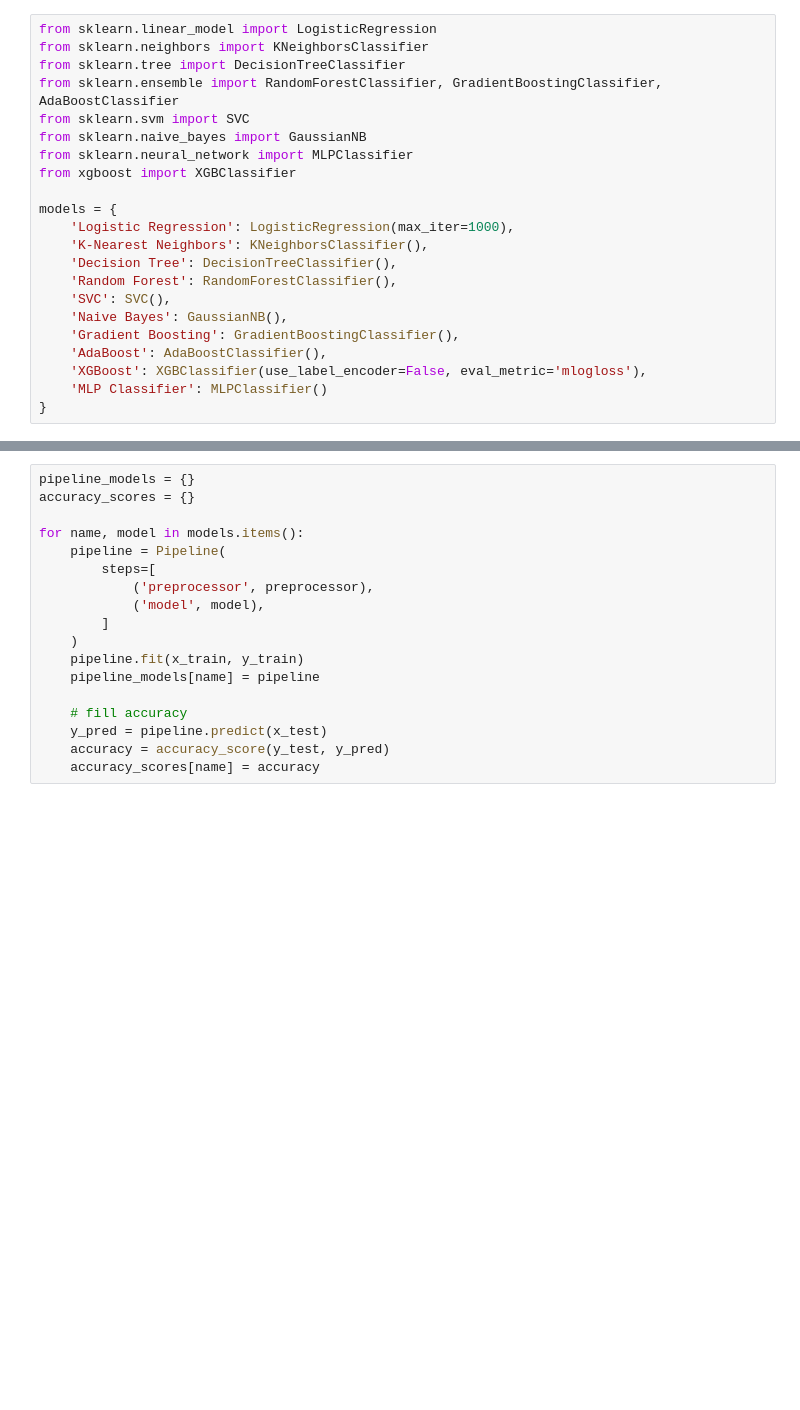
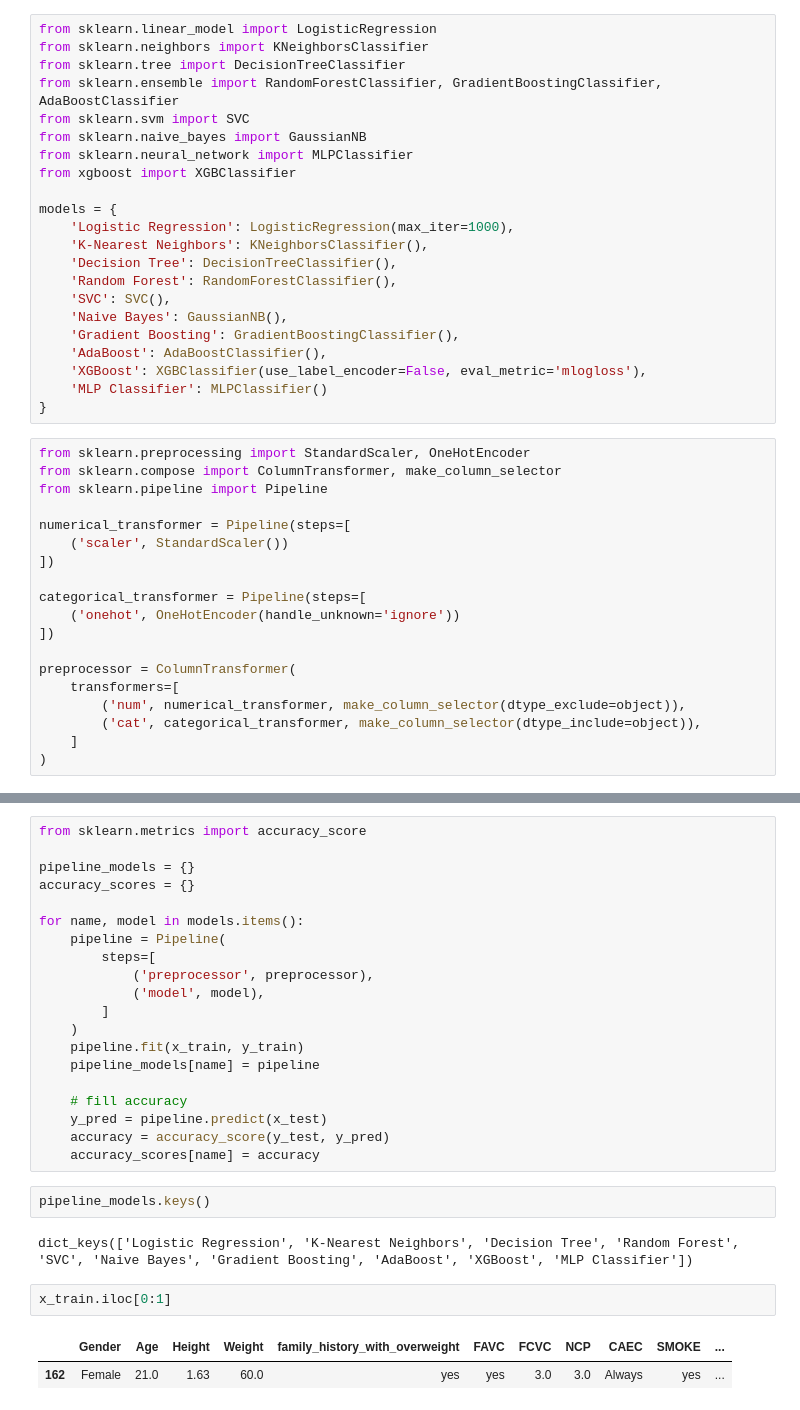
Before and after one commit to M01010/CSC361-HW3, a Jupyter notebook: notebooks/classification/Obesity_classification_Notebook).ipynb, the cells around one changed output, grey strips where cells are left out. Cells and saved outputs as stored; diff of their text form; blank space fills up the shorter version.

Commit message:
models now work

```diff
--- a/notebooks/classification/Obesity_classification_Notebook).ipynb
+++ b/notebooks/classification/Obesity_classification_Notebook).ipynb
@@ -61,3 +56,22 @@ models = {
     'XGBoost': XGBClassifier(use_label_encoder=False, eval_metric='mlogloss'),
     'MLP Classifier': MLPClassifier()
 }
+# %%
+from sklearn.preprocessing import StandardScaler, OneHotEncoder
+from sklearn.compose import ColumnTransformer, make_column_selector
+from sklearn.pipeline import Pipeline
+
+numerical_transformer = Pipeline(steps=[
+    ('scaler', StandardScaler())
+])
+
+categorical_transformer = Pipeline(steps=[
+    ('onehot', OneHotEncoder(handle_unknown='ignore'))
+])
+
+preprocessor = ColumnTransformer(
+    transformers=[
+        ('num', numerical_transformer, make_column_selector(dtype_exclude=object)),
+        ('cat', categorical_transformer, make_column_selector(dtype_include=object)),
+    ]
+)
@@ -64,4 +90,6 @@ models = {
 # %%
+from sklearn.metrics import accuracy_score
+
 pipeline_models = {}
 accuracy_scores = {}
 
@@ -79,3 +107,12 @@ for name, model in models.items():
     y_pred = pipeline.predict(x_test)
     accuracy = accuracy_score(y_test, y_pred)
     accuracy_scores[name] = accuracy
+# %%
+pipeline_models.keys()
+# %% [output]
+dict_keys(['Logistic Regression', 'K-Nearest Neighbors', 'Decision Tree', 'Random Forest', 'SVC', 'Naive Bayes', 'Gradient Boosting', 'AdaBoost', 'XGBoost', 'MLP Classifier'])
+# %%
+x_train.iloc[0:1]
+# %% [output]
+|  | Gender | Age | Height | Weight | family_history_with_overweight | FAVC | FCVC | NCP | CAEC | SMOKE | ... |
+| 162 | Female | 21.0 | 1.63 | 60.0 | yes | yes | 3.0 | 3.0 | Always | yes | ... |
```
Also changed, not shown: parts of 11 cells of this notebook, 17 other files.
